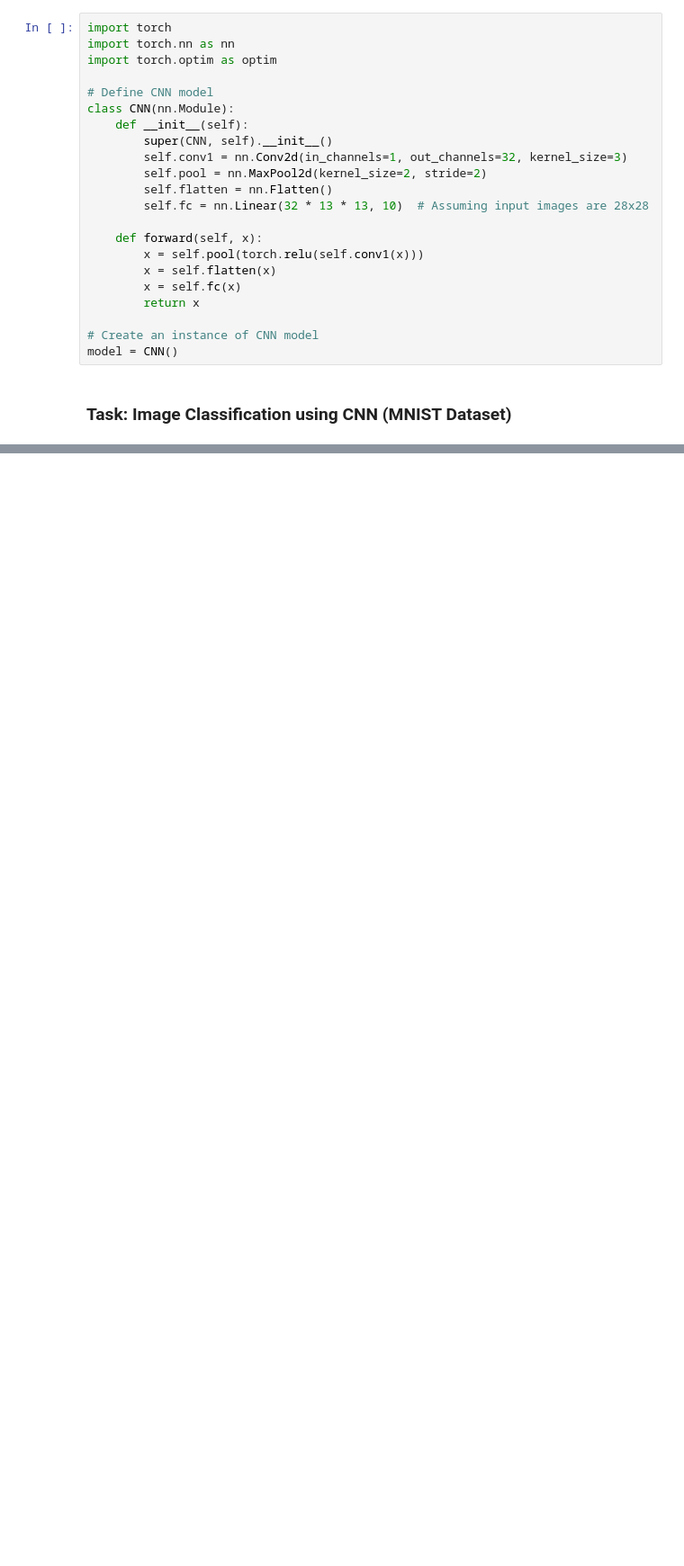
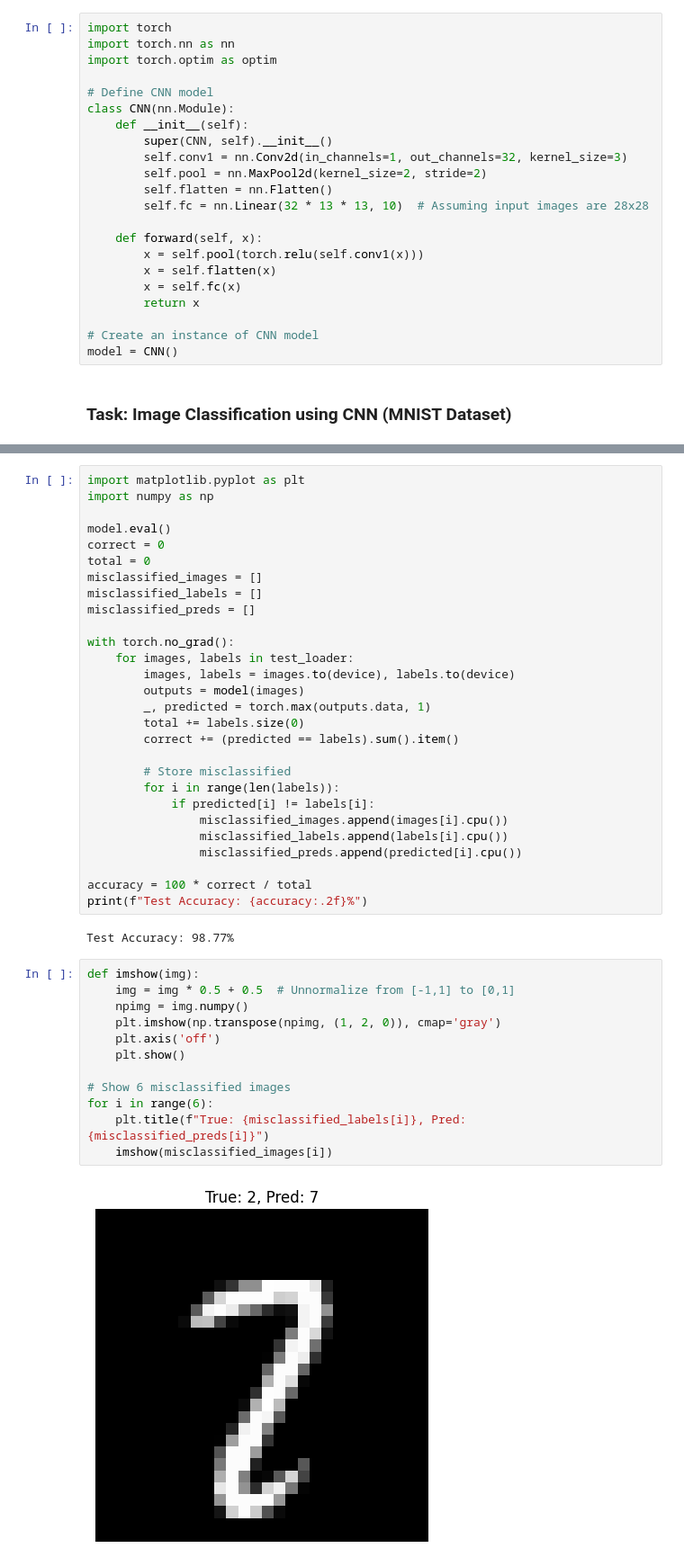
Before and after one commit to KATTA-00/CO542-Neural-Networks-Labs, a Jupyter notebook: lab05/E19129)lab05.ipynb, the cells around one changed output, grey strips where cells are left out. Shown at 90% size. Cells and saved outputs as stored; diff of their text form; blank space fills up the shorter version.

```diff
--- a/lab05/E19129)lab05.ipynb
+++ b/lab05/E19129)lab05.ipynb
@@ -53,0 +155,44 @@ model = CNN()
+# %%
+import matplotlib.pyplot as plt
+import numpy as np
+
+model.eval()
+correct = 0
+total = 0
+misclassified_images = []
+misclassified_labels = []
+misclassified_preds = []
+
+with torch.no_grad():
+    for images, labels in test_loader:
+        images, labels = images.to(device), labels.to(device)
+        outputs = model(images)
+        _, predicted = torch.max(outputs.data, 1)
+        total += labels.size(0)
+        correct += (predicted == labels).sum().item()
+
+        # Store misclassified
+        for i in range(len(labels)):
+            if predicted[i] != labels[i]:
+                misclassified_images.append(images[i].cpu())
+                misclassified_labels.append(labels[i].cpu())
+                misclassified_preds.append(predicted[i].cpu())
+
+accuracy = 100 * correct / total
+print(f"Test Accuracy: {accuracy:.2f}%")
+# %% [output]
+Test Accuracy: 98.77%
+# %%
+def imshow(img):
+    img = img * 0.5 + 0.5  # Unnormalize from [-1,1] to [0,1]
+    npimg = img.numpy()
+    plt.imshow(np.transpose(npimg, (1, 2, 0)), cmap='gray')
+    plt.axis('off')
+    plt.show()
+
+# Show 6 misclassified images
+for i in range(6):
+    plt.title(f"True: {misclassified_labels[i]}, Pred: {misclassified_preds[i]}")
+    imshow(misclassified_images[i])
+# %% [output]
+[figure, added]
```
Also changed, not shown: parts of 18 cells of this notebook.
